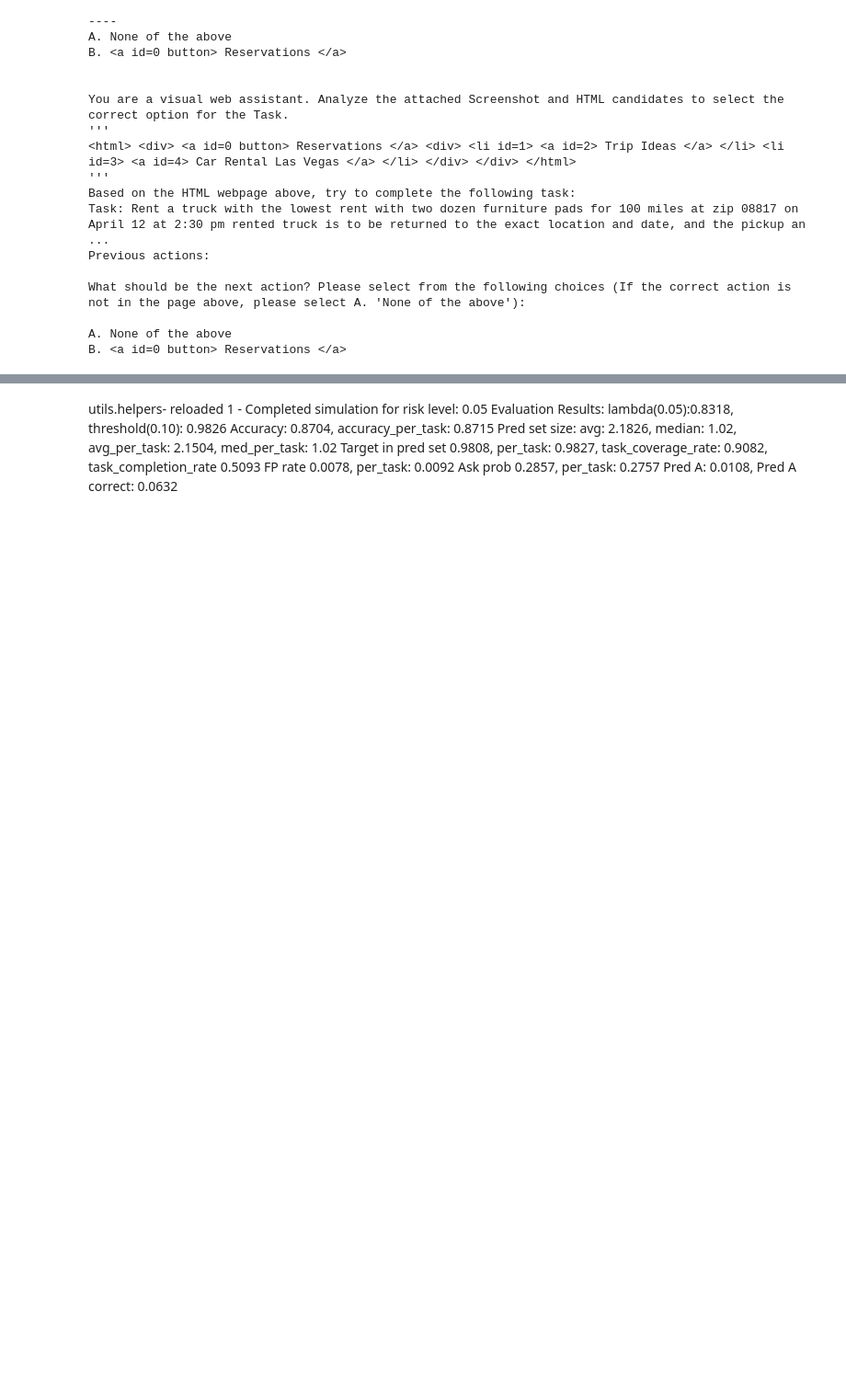
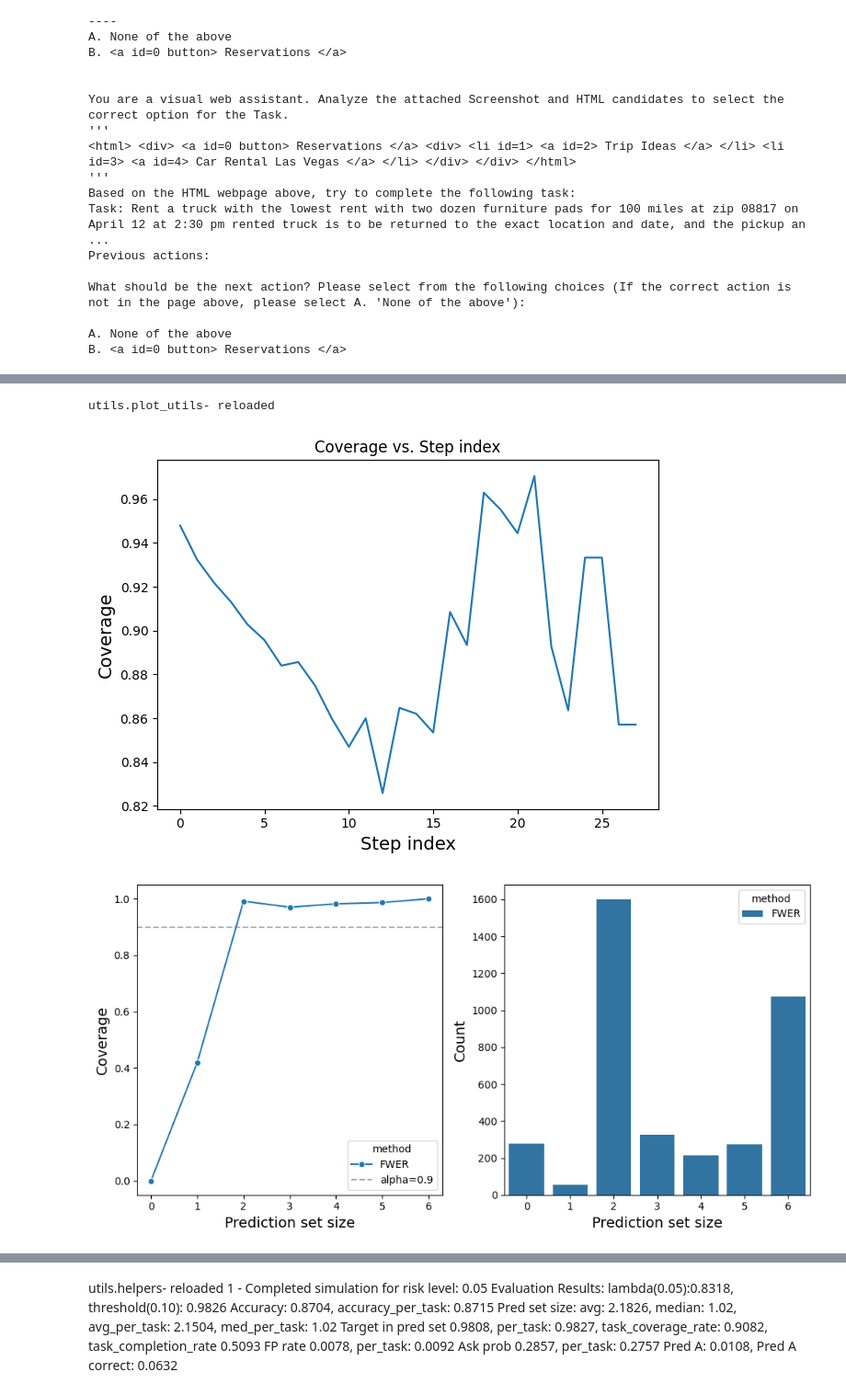
Before and after one commit to amitxy/Robots-That-Ask-For-Help-Over-The-Horizon, a Jupyter notebook: research.ipynb, the cells around one changed output, grey strips where cells are left out. Shown at 92% size. Saved outputs shown, nothing was run; the diff lists cells and outputs as text; code cells hidden in the pictures; blank space fills up the shorter version.

```diff
--- a/research.ipynb
+++ b/research.ipynb
@@ -269,4 +327,21 @@ E. <li id=3> <a id=4> Car Rental Las Vegas </a> </li>
 # %%
-pd.set_option("display.max_colwidth", None)
-data_df
+from utils import helpers
+name = "Qwen_re_eval_m2w_few_shots_with_screen_backup"
+name = "Qwen_re_eval_zero_shot_no_screen_backup"
+x = pd.read_pickle(f'{name}.pkl')
+print(x.iloc[0]['pred_text'])
+# x['pred_text'] = x['pred_text'].apply(lambda x: x.replace('Answer:', '').strip())
+# x['pred_text'] = x['pred_text'].apply(lambda x: x.split('Answer:')[-1].strip())
+x['pred_text'] = x['pred_text'].apply(extract_only_answer)
+data_df = helpers.add_eval_columns(x)
+
+# data_df = data_df[:900]
+print(data_df['correct'].mean())
+
+
+
+# data_df[['pred_label', 'target_label', 'correct']].mask(mask)
+# x = data_df[['action_uid', 'pred_label', 'target_label', 'correct']]
+data_df['pred_label'].value_counts()
+# len(x)
 # %% [output]
@@ -285,0 +394,6 @@ data_df
+# %%
+
+x = pd.read_pickle(f'{name}.pkl')
+
+x['pred_text'] = x['pred_text'].apply(lambda x: x.split('Answer:')[-1].strip())
+x['pred_text']
@@ -896,0 +1425,17 @@ Pred A: 0.0108, Pred A correct: 0.0632
+# %%
+utils.reload('utils.plot_utils')
+# results_df[["step_idx", "correct"]].head()
+# results_df["step_idx"].isna().mean(), results_df["correct"].isna().mean()
+# results_df.groupby("step_idx")["correct"].mean().head()
+results_df['covered'] = results_df.apply(lambda row: row['target_label'] in row['pred_set'], axis=1)
+results_df['correct'] = results_df.apply(lambda row: row['pred_label'] == row['target_label'], axis=1)
+
+utils.plot.coverage_by_step(results_df)
+utils.plot.coverage_vs_set_size(results_df, alpha_line=0.9)
+utils.plot.threshold_by_step(results_df)
+utils.plot.set_size_vs_task_length(results_df)
+utils.plot.accuracy_by_step(results_df, model_col="method")
+# %% [output]
+utils.plot_utils- reloaded
+[figure, added]
+[figure, added]
```
Also changed, not shown: parts of 35 cells of this notebook, 4 other files.
